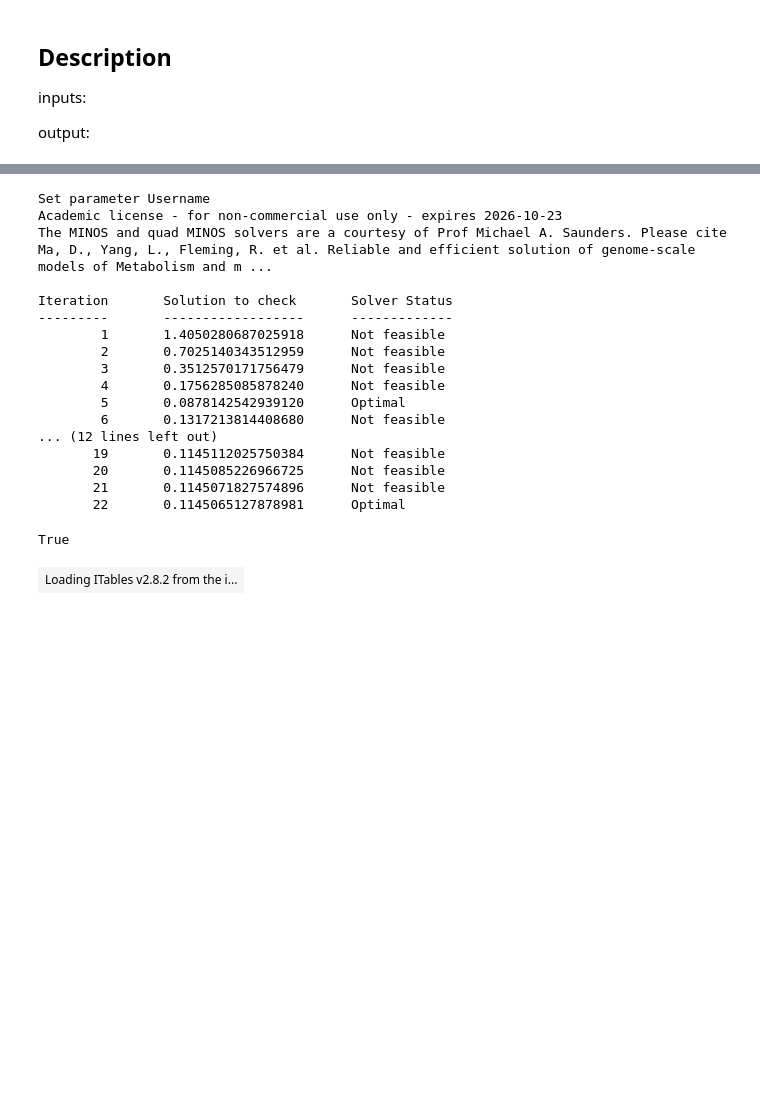
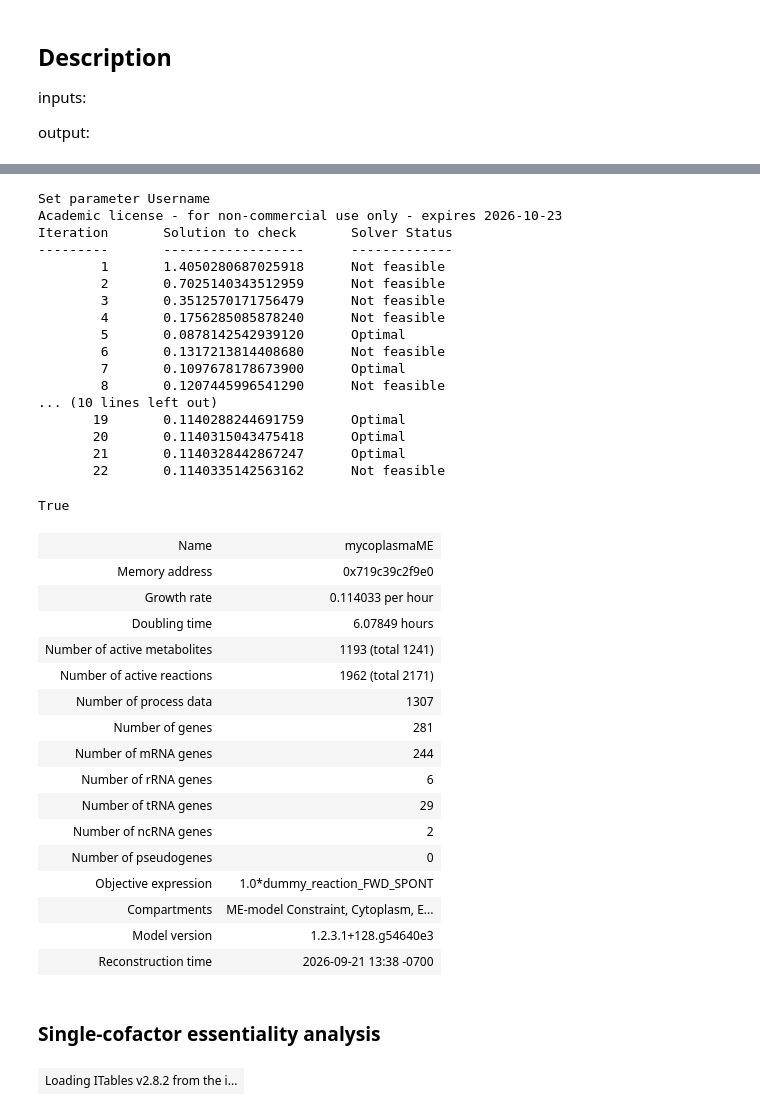
Before and after one commit to glucksfall/supp-coralme-v1.3, a Jupyter notebook: Supplementary-File-S5.ipynb, the cells around one changed output, grey strips where cells are left out. Drawn from its saved outputs; the diff is of its cells as text; code cells hidden in the pictures; blank space fills up the shorter version.

Commit message:
Single-gene and single-cofactor analysis on iMmy281-ME model

```diff
--- a/Supplementary-File-S5.ipynb
+++ b/Supplementary-File-S5.ipynb
@@ -11,13 +11,11 @@ itables.init_notebook_mode(all_interactive=True)
 [interactive output not drawn]
 # %%
 import coralme
-model = coralme.io.pickle.load_pickle_me_model('mycoplasmaME/MEModel-step3-mycoplasmaME.pkl')
-model.optimize() # 0.1145058428183066
+model = coralme.io.pickle.load_pickle_me_model('iMmy281-ME.pkl')
+model.optimize()
 # %% [output]
 Set parameter Username
 Academic license - for non-commercial use only - expires 2026-10-23
-The MINOS and quad MINOS solvers are a courtesy of Prof Michael A. Saunders. Please cite Ma, D., Yang, L., Fleming, R. et al. Reliable and efficient solution of genome-scale models of Metabolism and m ...
-
 Iteration       Solution to check       Solver Status
 ---------       ------------------      -------------
         1       1.4050280687025918      Not feasible
@@ -26,12 +24,36 @@ Iteration       Solution to check       Solver Status
         4       0.1756285085878240      Not feasible
         5       0.0878142542939120      Optimal
         6       0.1317213814408680      Not feasible
-... (12 lines left out)
-       19       0.1145112025750384      Not feasible
-       20       0.1145085226966725      Not feasible
-       21       0.1145071827574896      Not feasible
-       22       0.1145065127878981      Optimal
+        7       0.1097678178673900      Optimal
+        8       0.1207445996541290      Not feasible
+... (10 lines left out)
+       19       0.1140288244691759      Optimal
+       20       0.1140315043475418      Optimal
+       21       0.1140328442867247      Optimal
+       22       0.1140335142563162      Not feasible
 True
+# %%
+model
+# %% [output]
+| Name | mycoplasmaME |
+| Memory address | 0x719c39c2f9e0 |
+| Growth rate | 0.114033 per hour |
+| Doubling time | 6.07849 hours |
+| Number of active metabolites | 1193 (total 1241) |
+| Number of active reactions | 1962 (total 2171) |
+| Number of process data | 1307 |
+| Number of genes | 281 |
+| Number of mRNA genes | 244 |
+| Number of rRNA genes | 6 |
+| Number of tRNA genes | 29 |
+| Number of ncRNA genes | 2 |
+| Number of pseudogenes | 0 |
+| Objective expression | 1.0*dummy_reaction_FWD_SPONT |
+| Compartments | ME-model Constraint, Cytoplasm, E... |
+| Model version | 1.2.3.1+128.g54640e3 |
+| Reconstruction time | 2026-09-21 13:38 -0700 |
+# %% [markdown]
+### Single-cofactor essentiality analysis
 # %%
 # 4.5 minutes
 res1 = coralme.util.essentiality.single_cofactor_essentiality_analysis(model)
```
Also changed, not shown: parts of 3 cells of this notebook, 7 other files.
